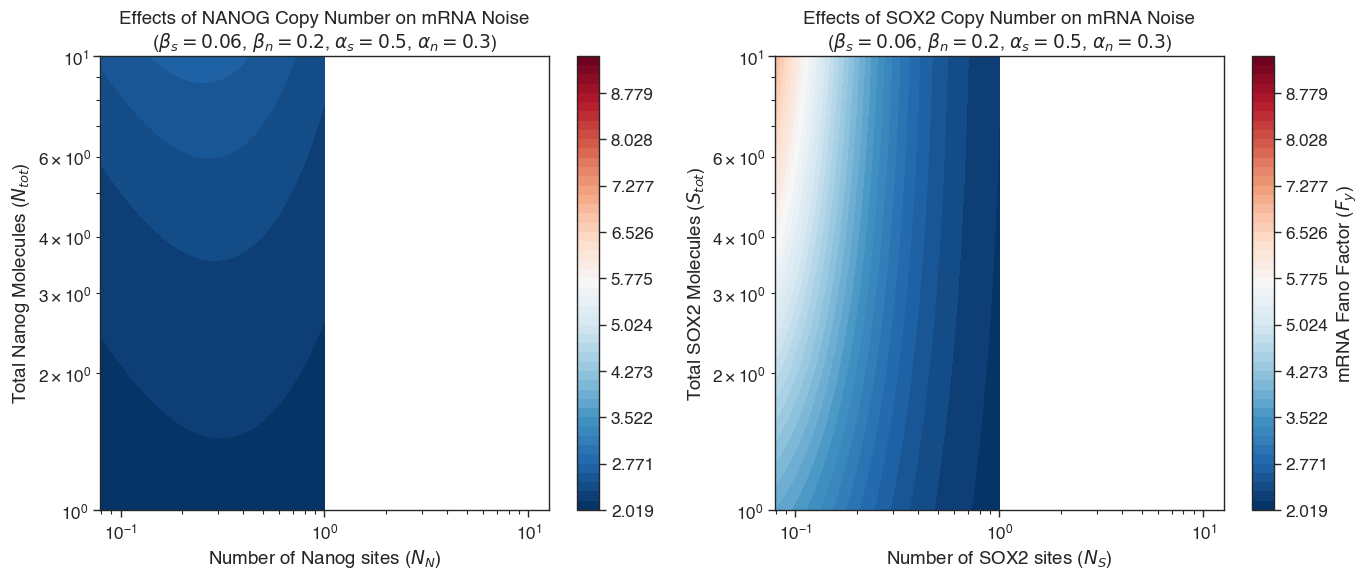
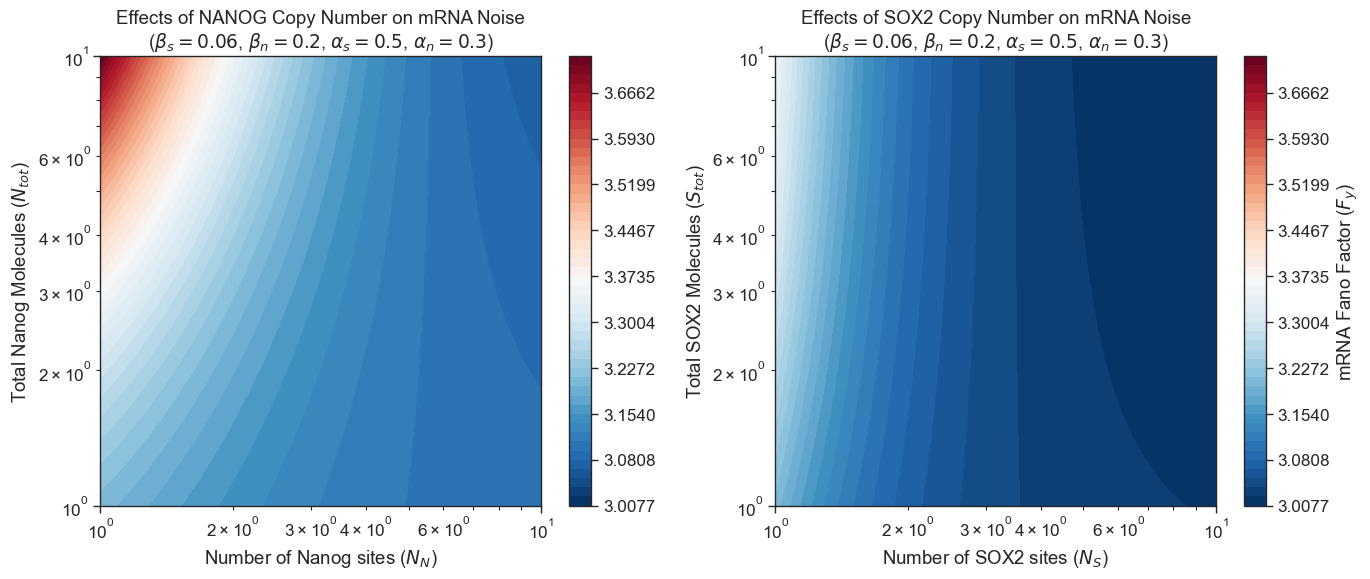
Unified diff of the notebook cell whose output changed from the first chart to the second:
--- before
+++ after
@@ -1,3 +1,3 @@
-NN_vals = np.linspace(0.0, 1.0, 200)
+NN_vals = np.logspace(0.0, 1.0, 200)
 Ntot_vals = np.logspace(0, 1, 200)
 X_NN, Y_Ntot = np.meshgrid(NN_vals, Ntot_vals)
@@ -10,5 +10,5 @@
 shared_levels = np.linspace(vmin, vmax, 50)
 
-sns.set_theme(style="ticks", context="paper", font="helvetica", font_scale = 1.4)
+sns.set_theme(style="ticks", context="paper", font_scale = 1.4)
 fig, axes = plt.subplots(1, 2, figsize=(14, 6))
 

Commit: x